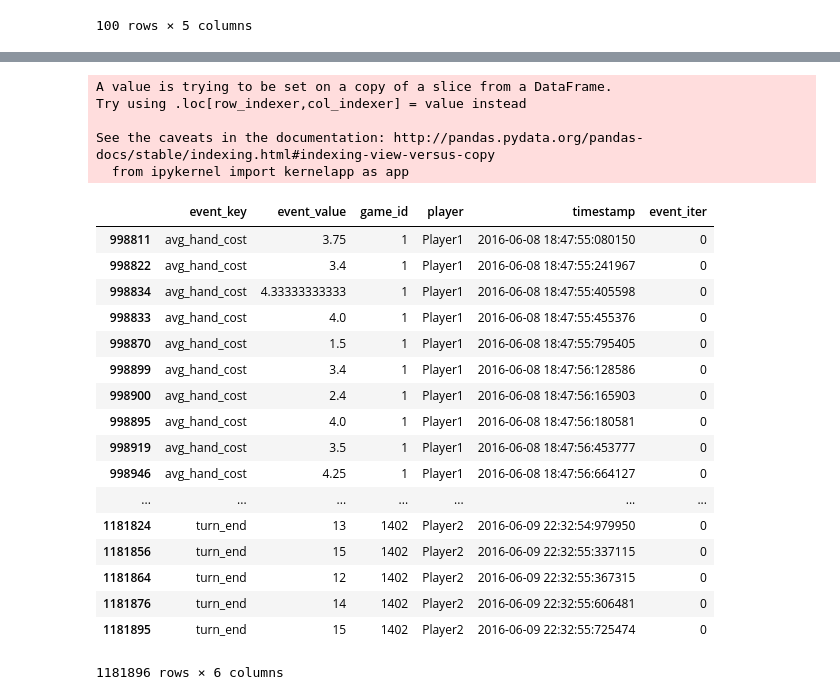
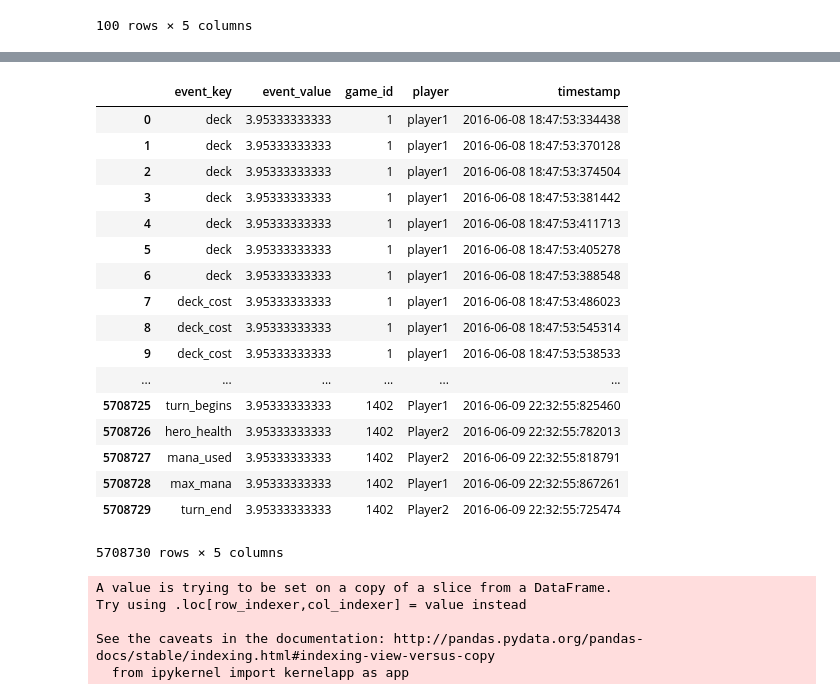
Before and after one commit to abhoward/DSI-SF-1-ABHOWARD, a Jupyter notebook: projects/capstone/fireplace/fireplace-master/capstone-fireplace.ipynb, the cells around one changed output, grey strips where cells are left out. Cells and saved outputs as stored; diff of their text form; code cells hidden in the pictures.

```diff
--- a/projects/capstone/fireplace/fireplace-master/capstone-fireplace.ipynb
+++ b/projects/capstone/fireplace/fireplace-master/capstone-fireplace.ipynb
@@ -108,3 +111,31 @@ decks.head(10)
+# %%
+ndf = pd.concat([df]*len(df.event_value.values[0]), ignore_index=True)
+
+for i in range(len(ndf.event_key)):
+    if type(df.event_value[i]) == list:
+        ndf['event_value'][i] = df.event_value.values[i][0]
+    else:
+# %%
+ndf
+# %% [output]
+|  | event_key | event_value | game_id | player | timestamp |
+| 0 | deck | 3.95333333333 | 1 | player1 | 2016-06-08 18:47:53:334438 |
+| 1 | deck | 3.95333333333 | 1 | player1 | 2016-06-08 18:47:53:370128 |
+| 2 | deck | 3.95333333333 | 1 | player1 | 2016-06-08 18:47:53:374504 |
+| 3 | deck | 3.95333333333 | 1 | player1 | 2016-06-08 18:47:53:381442 |
+| 4 | deck | 3.95333333333 | 1 | player1 | 2016-06-08 18:47:53:411713 |
+| 5 | deck | 3.95333333333 | 1 | player1 | 2016-06-08 18:47:53:405278 |
+| 6 | deck | 3.95333333333 | 1 | player1 | 2016-06-08 18:47:53:388548 |
+| 7 | deck_cost | 3.95333333333 | 1 | player1 | 2016-06-08 18:47:53:486023 |
+| 8 | deck_cost | 3.95333333333 | 1 | player1 | 2016-06-08 18:47:53:545314 |
+| 9 | deck_cost | 3.95333333333 | 1 | player1 | 2016-06-08 18:47:53:538533 |
+| ... | ... | ... | ... | ... | ... |
+| 5708725 | turn_begins | 3.95333333333 | 1402 | Player1 | 2016-06-09 22:32:55:825460 |
+| 5708726 | hero_health | 3.95333333333 | 1402 | Player2 | 2016-06-09 22:32:55:782013 |
+| 5708727 | mana_used | 3.95333333333 | 1402 | Player2 | 2016-06-09 22:32:55:818791 |
+| 5708728 | max_mana | 3.95333333333 | 1402 | Player1 | 2016-06-09 22:32:55:867261 |
+| 5708729 | turn_end | 3.95333333333 | 1402 | Player2 | 2016-06-09 22:32:55:725474 |
+5708730 rows × 5 columns
 # %%
 nodecks = df[~df.event_key.isin(['deck','cards_mulliganed','cards_kept'])]
 nodecks['event_iter'] = 0
@@ -116,27 +147,6 @@ Try using .loc[row_indexer,col_indexer] = value instead
 
 See the caveats in the documentation: http://pandas.pydata.org/pandas-docs/stable/indexing.html#indexing-view-versus-copy
   from ipykernel import kernelapp as app
-# %%
-expanded
-# %% [output]
-|  | event_key | event_value | game_id | player | timestamp | event_iter |
-| 998811 | avg_hand_cost | 3.75 | 1 | Player1 | 2016-06-08 18:47:55:080150 | 0 |
-| 998822 | avg_hand_cost | 3.4 | 1 | Player1 | 2016-06-08 18:47:55:241967 | 0 |
-| 998834 | avg_hand_cost | 4.33333333333 | 1 | Player1 | 2016-06-08 18:47:55:405598 | 0 |
-| 998833 | avg_hand_cost | 4.0 | 1 | Player1 | 2016-06-08 18:47:55:455376 | 0 |
-| 998870 | avg_hand_cost | 1.5 | 1 | Player1 | 2016-06-08 18:47:55:795405 | 0 |
-| 998899 | avg_hand_cost | 3.4 | 1 | Player1 | 2016-06-08 18:47:56:128586 | 0 |
-| 998900 | avg_hand_cost | 2.4 | 1 | Player1 | 2016-06-08 18:47:56:165903 | 0 |
-| 998895 | avg_hand_cost | 4.0 | 1 | Player1 | 2016-06-08 18:47:56:180581 | 0 |
-| 998919 | avg_hand_cost | 3.5 | 1 | Player1 | 2016-06-08 18:47:56:453777 | 0 |
-| 998946 | avg_hand_cost | 4.25 | 1 | Player1 | 2016-06-08 18:47:56:664127 | 0 |
-| ... | ... | ... | ... | ... | ... | ... |
-| 1181824 | turn_end | 13 | 1402 | Player2 | 2016-06-09 22:32:54:979950 | 0 |
-| 1181856 | turn_end | 15 | 1402 | Player2 | 2016-06-09 22:32:55:337115 | 0 |
-| 1181864 | turn_end | 12 | 1402 | Player2 | 2016-06-09 22:32:55:367315 | 0 |
-| 1181876 | turn_end | 14 | 1402 | Player2 | 2016-06-09 22:32:55:606481 | 0 |
-| 1181895 | turn_end | 15 | 1402 | Player2 | 2016-06-09 22:32:55:725474 | 0 |
-1181896 rows × 6 columns
 # %%
 df.event_key.unique()
 # %%
```
Also changed, not shown: parts of 11 cells of this notebook, 37 other files.
